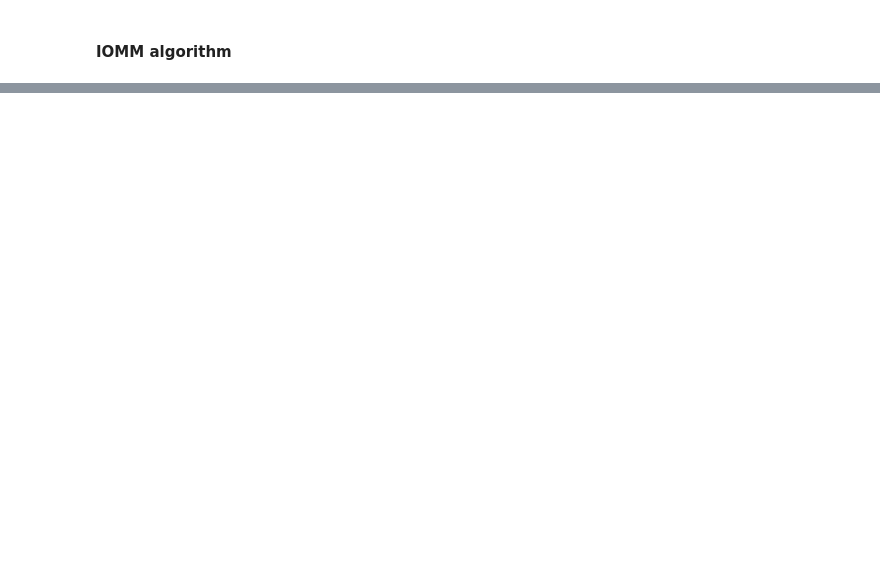
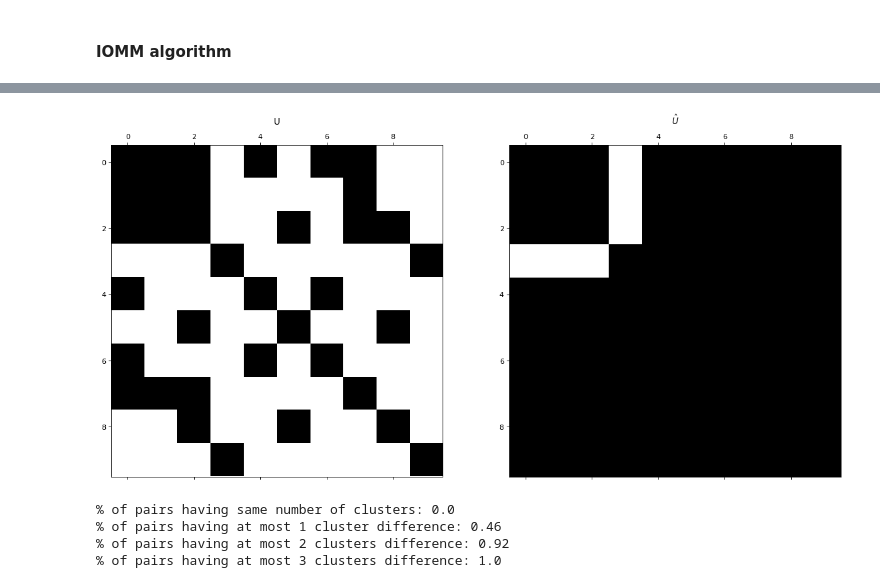
Before and after one commit to AntoineG92/bayes_overlapping_clusters, a Jupyter notebook: IOMM_algo_synthetic_data_AG_V2.ipynb, the cells around one changed output, grey strips where cells are left out. Cells and saved outputs as stored; diff of their text form; code cells hidden in the pictures; blank space fills up the shorter version.

```diff
--- a/IOMM_algo_synthetic_data_AG_V2.ipynb
+++ b/IOMM_algo_synthetic_data_AG_V2.ipynb
@@ -176,0 +149,6 @@ theta_resampled
+# %%
+#we compute the U matrix N*N showing the number of shared clusters between each data point
+U_hat=np.around(np.dot(Z_hat_mean,Z_hat_mean.T),0)
+print(U_hat)
+U=np.dot(Z,Z.T)
+print(U)
@@ -176,0 +176,25 @@ theta_resampled
+# %%
+fig = plt.figure(figsize=(18, 16), dpi= 80, facecolor='w', edgecolor='k')
+ax1 = fig.add_subplot(121)
+ax2 = fig.add_subplot(122)
+ax1.title.set_text('U')
+ax2.title.set_text('$\hat{U}$')
+
+ax1.spy(U)
+ax2.spy(U_hat)
+
+plt.show()
+# %% [output]
+[figure, added]
+# %%
+#summmary statistics
+U_diff=abs(U-U_hat)
+print("% of pairs having same number of clusters:",len(U_diff[U_diff<0])/(N*N))
+print("% of pairs having at most 1 cluster difference:",len(U_diff[U_diff<1])/(N*N))
+print("% of pairs having at most 2 clusters difference:",len(U_diff[U_diff<2])/(N*N))
+print("% of pairs having at most 3 clusters difference:",len(U_diff[U_diff<3])/(N*N))
+# %% [output]
+% of pairs having same number of clusters: 0.0
+% of pairs having at most 1 cluster difference: 0.46
+% of pairs having at most 2 clusters difference: 0.92
+% of pairs having at most 3 clusters difference: 1.0
```
Also changed, not shown: parts of 17 cells of this notebook, 1 other file.
